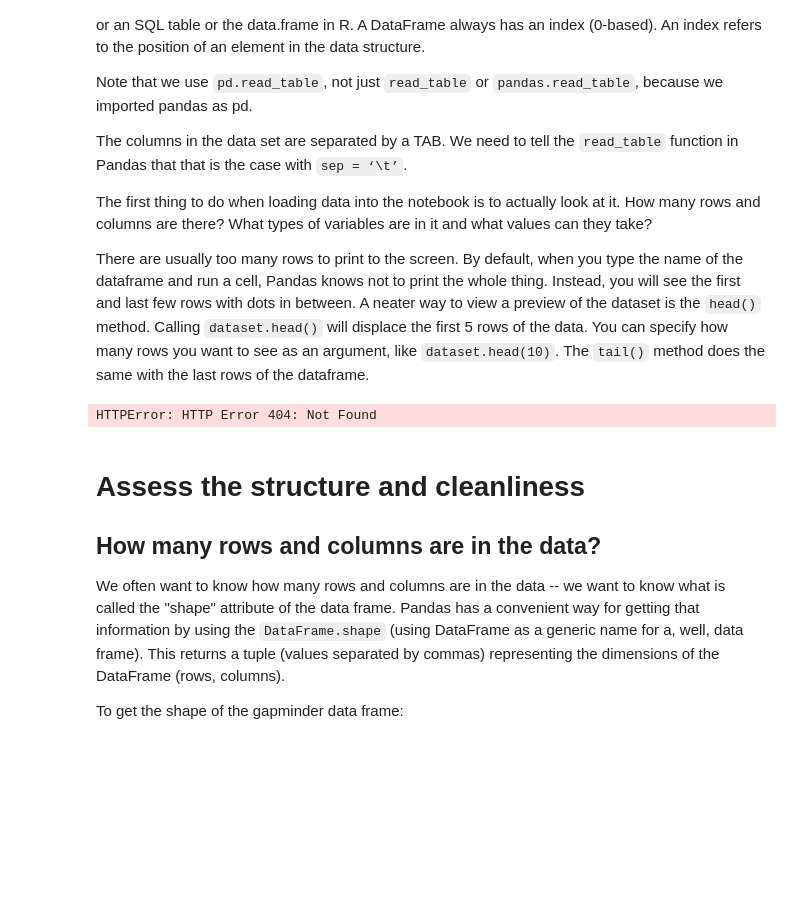
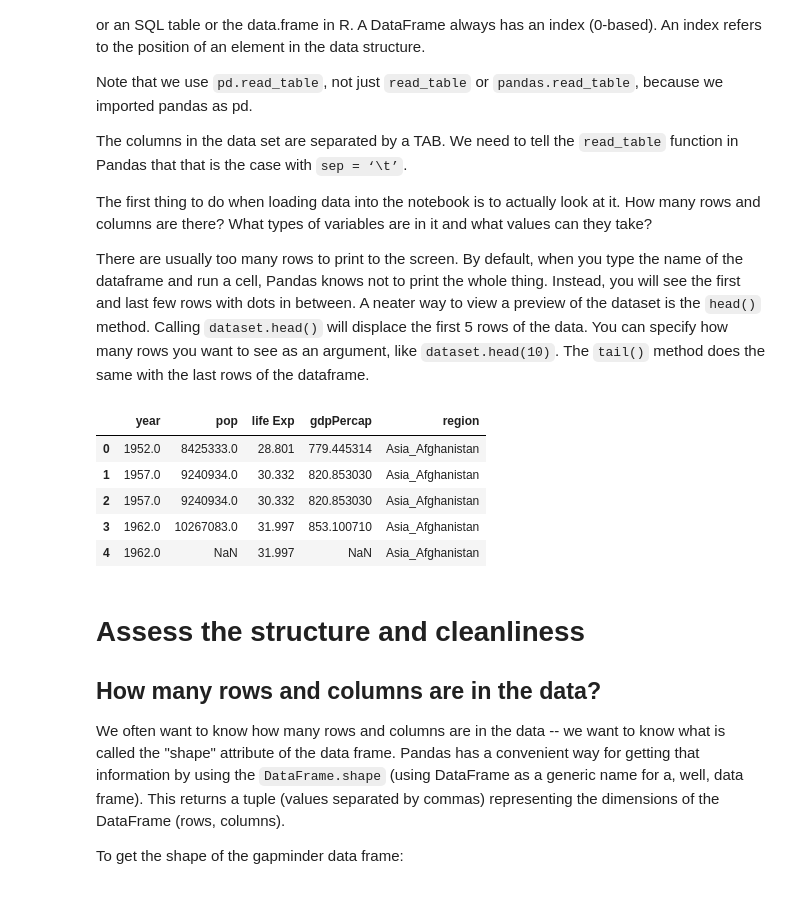
Before and after one commit to Reproducible-Science-Curriculum/data-exploration-RR-Jupyter, a Jupyter notebook: Data exploration.ipynb, the cells around one changed output. Cells and saved outputs as stored; diff of their text form; code cells hidden in the pictures; blank space fills up the shorter version.

Commit message:
trying again!! Add narrative for remove/drop cols and change data url

```diff
--- a/Data exploration.ipynb
+++ b/Data exploration.ipynb
@@ -43,11 +43,16 @@ The first thing to do when loading data into the notebook is to actually look at
 
 There are usually too many rows to print to the screen.  By default, when you type the name of the dataframe and run a cell, Pandas knows not to print the whole thing.  Instead, you will see the first and last few rows with dots in between.  A neater way to view a preview of the dataset is the `head()` method.  Calling `dataset.head()` will displace the first 5 rows of the data.  You can specify how many rows you want to see as an argument, like `dataset.head(10)`.  The `tail()` method does the same with the last rows of the dataframe.
 # %%
-url = "https://raw.githubusercontent.com/Reproducible-Science-Curriculum/data-exploration-RR-Jupyter/master/gapminderDataFiveYear_dirty.txt"
+url = "https://raw.githubusercontent.com/Reproducible-Science-Curriculum/data-exploration-RR-Jupyter/master/gapminderDataFiveYear_superDirty.txt"
 gapminder = pd.read_table(url, sep = "\t")
 gapminder.head()
 # %% [output]
-HTTPError: HTTP Error 404: Not Found
+|  | year | pop | life Exp | gdpPercap | region |
+| 0 | 1952.0 | 8425333.0 | 28.801 | 779.445314 | Asia_Afghanistan |
+| 1 | 1957.0 | 9240934.0 | 30.332 | 820.853030 | Asia_Afghanistan |
+| 2 | 1957.0 | 9240934.0 | 30.332 | 820.853030 | Asia_Afghanistan |
+| 3 | 1962.0 | 10267083.0 | 31.997 | 853.100710 | Asia_Afghanistan |
+| 4 | 1962.0 | NaN | 31.997 | NaN | Asia_Afghanistan |
 # %% [markdown]
 # Assess the structure and cleanliness
 
```
Also changed, not shown: parts of 16 cells of this notebook.
